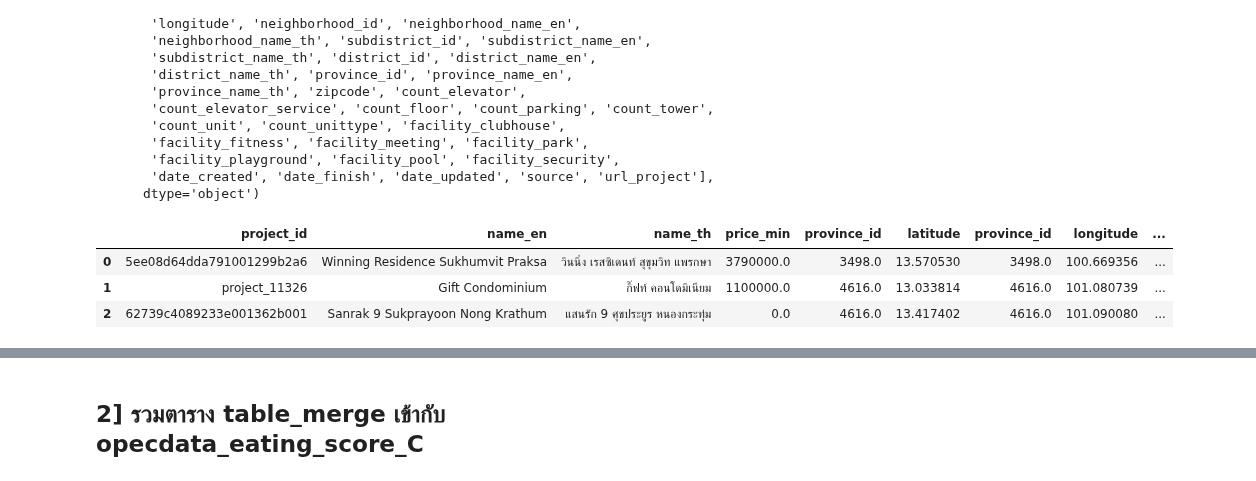
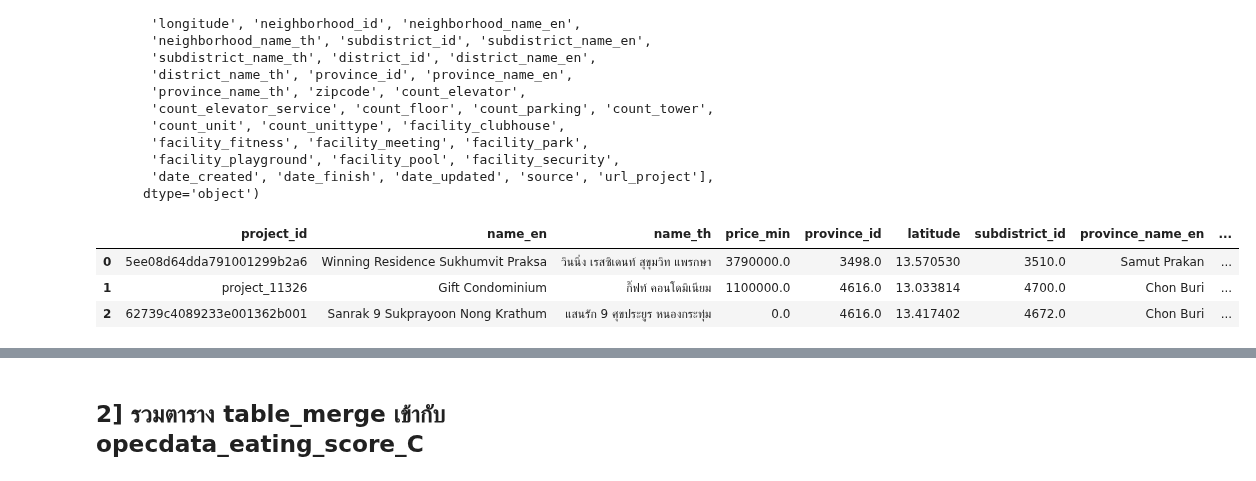
Before and after one commit to TungSoPon/BasicProg_DataViz65, a Jupyter notebook: Project.ipynb, the cells around one changed output, grey strips where cells are left out. Cells and saved outputs as stored; diff of their text form; code cells hidden in the pictures.

```diff
--- a/Project.ipynb
+++ b/Project.ipynb
@@ -614,14 +635,15 @@ Index(['project_id', 'name_en', 'name_th', 'propertytype_id',
       dtype='object')
 # %%
 opendata_project_C = opendata_project_C[['project_id', 'name_en', 'name_th','price_min',
-       'province_id','latitude', 'province_id','longitude', 'neighborhood_name_en',
-       'neighborhood_name_th', 'subdistrict_name_en',
-       'subdistrict_name_th', 'province_id', 'province_name_en',
+       'province_id','latitude','subdistrict_id','province_name_en',
+       'province_name_th','longitude', 'neighborhood_name_en',
+       'neighborhood_name_th','district_id', 'subdistrict_name_en',
+       'subdistrict_name_th', 'province_name_en','district_name_en','district_name_th',
        'province_name_th']]
 opendata_project_C.head(3)
 # %% [output]
-|  | project_id | name_en | name_th | price_min | province_id | latitude | province_id | longitude | ... |
-| 0 | 5ee08d64dda791001299b2a6 | Winning Residence Sukhumvit Praksa | วินนิ่ง เรสซิเดนท์ สุขุมวิท แพรกษา | 3790000.0 | 3498.0 | 13.570530 | 3498.0 | 100.669356 | ... |
-| 1 | project_11326 | Gift Condominium | กิ๊ฟท์ คอนโดมิเนียม | 1100000.0 | 4616.0 | 13.033814 | 4616.0 | 101.080739 | ... |
-| 2 | 62739c4089233e001362b001 | Sanrak 9 Sukprayoon Nong Krathum | แสนรัก 9 ศุขประยูร หนองกระทุ่ม | 0.0 | 4616.0 | 13.417402 | 4616.0 | 101.090080 | ... |
+|  | project_id | name_en | name_th | price_min | province_id | latitude | subdistrict_id | province_name_en | ... |
+| 0 | 5ee08d64dda791001299b2a6 | Winning Residence Sukhumvit Praksa | วินนิ่ง เรสซิเดนท์ สุขุมวิท แพรกษา | 3790000.0 | 3498.0 | 13.570530 | 3510.0 | Samut Prakan | ... |
+| 1 | project_11326 | Gift Condominium | กิ๊ฟท์ คอนโดมิเนียม | 1100000.0 | 4616.0 | 13.033814 | 4700.0 | Chon Buri | ... |
+| 2 | 62739c4089233e001362b001 | Sanrak 9 Sukprayoon Nong Krathum | แสนรัก 9 ศุขประยูร หนองกระทุ่ม | 0.0 | 4616.0 | 13.417402 | 4672.0 | Chon Buri | ... |
 # %%
```
Also changed, not shown: parts of 27 cells of this notebook.
